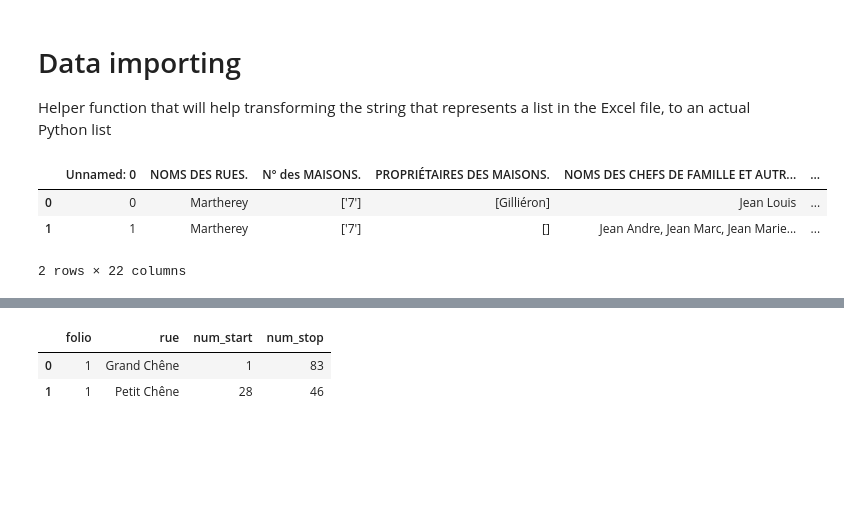
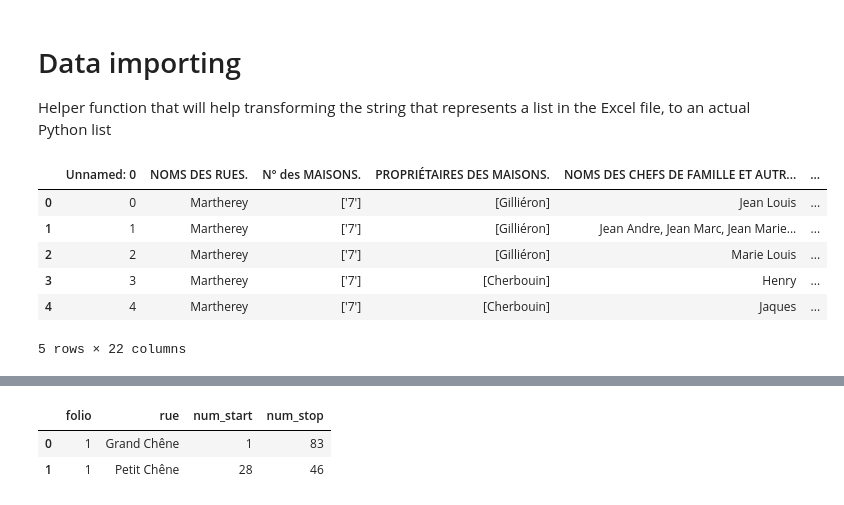
Before and after one commit to Arvalent/LausanneTimeMachine, a Jupyter notebook: Cadastre_extraction.ipynb, the cells around one changed output, grey strips where cells are left out. Saved outputs shown, nothing was run; the diff lists cells and outputs as text; code cells hidden in the pictures; blank space fills up the shorter version.

```diff
--- a/Cadastre_extraction.ipynb
+++ b/Cadastre_extraction.ipynb
@@ -20,6 +20,8 @@ recensement = pd.read_excel(PATH + '1832_cleaned_data_recensement.xlsx')
 recensement["PROPRIÉTAIRES DES MAISONS."] = recensement["PROPRIÉTAIRES DES MAISONS."].apply(string_to_list)
 recensement["NOMS DES RUES."] = recensement["NOMS DES RUES."].apply(single_list_string_to_string)
 recensement["VOCATION."] = recensement["VOCATION."].apply(single_list_string_to_string)
+recensement["PROPRIÉTAIRES DES MAISONS."] = recensement["PROPRIÉTAIRES DES MAISONS."].apply(lambda x : x if len(x[0]) > 0 else None)
+recensement["PROPRIÉTAIRES DES MAISONS."] = recensement["PROPRIÉTAIRES DES MAISONS."].fillna(method="ffill")
 recensement["NOMS DES CHEFS DE FAMILLE ET AUTRES LOCATAIRES. NOMS DE BAPTÊME."] = recensement["NOMS DES CHEFS DE FAMILLE ET AUTRES LOCATAIRES. NOMS DE BAPTÊME."].apply(single_list_string_to_string)
 recensement["NOMS DES CHEFS DE FAMILLE ET AUTRES LOCATAIRES. NOMS DE FAMILLE."] = recensement["NOMS DES CHEFS DE FAMILLE ET AUTRES LOCATAIRES. NOMS DE FAMILLE."].apply(single_list_string_to_string)
 
@@ -29,12 +31,15 @@ cadastre["use"] = cadastre["use"].apply(single_list_string_to_string)
 
 folio_links = pd.read_excel(PATH + "Folio_link.xlsx")
 # %%
-recensement.head(2)
+recensement.head(5)
 # %% [output]
 |  | Unnamed: 0 | NOMS DES RUES. | N° des MAISONS. | PROPRIÉTAIRES DES MAISONS. | NOMS DES CHEFS DE FAMILLE ET AUTR... | ... |
 | 0 | 0 | Martherey | ['7'] | [Gilliéron] | Jean Louis | ... |
-| 1 | 1 | Martherey | ['7'] | [] | Jean Andre, Jean Marc, Jean Marie... | ... |
+| 1 | 1 | Martherey | ['7'] | [Gilliéron] | Jean Andre, Jean Marc, Jean Marie... | ... |
+| 2 | 2 | Martherey | ['7'] | [Gilliéron] | Marie Louis | ... |
+| 3 | 3 | Martherey | ['7'] | [Cherbouin] | Henry | ... |
+| 4 | 4 | Martherey | ['7'] | [Cherbouin] | Jaques | ... |
-2 rows × 22 columns
+5 rows × 22 columns
 # %%
 cadastre
 # %% [output]
```
Also changed, not shown: parts of 4 cells of this notebook, 1 other file.
